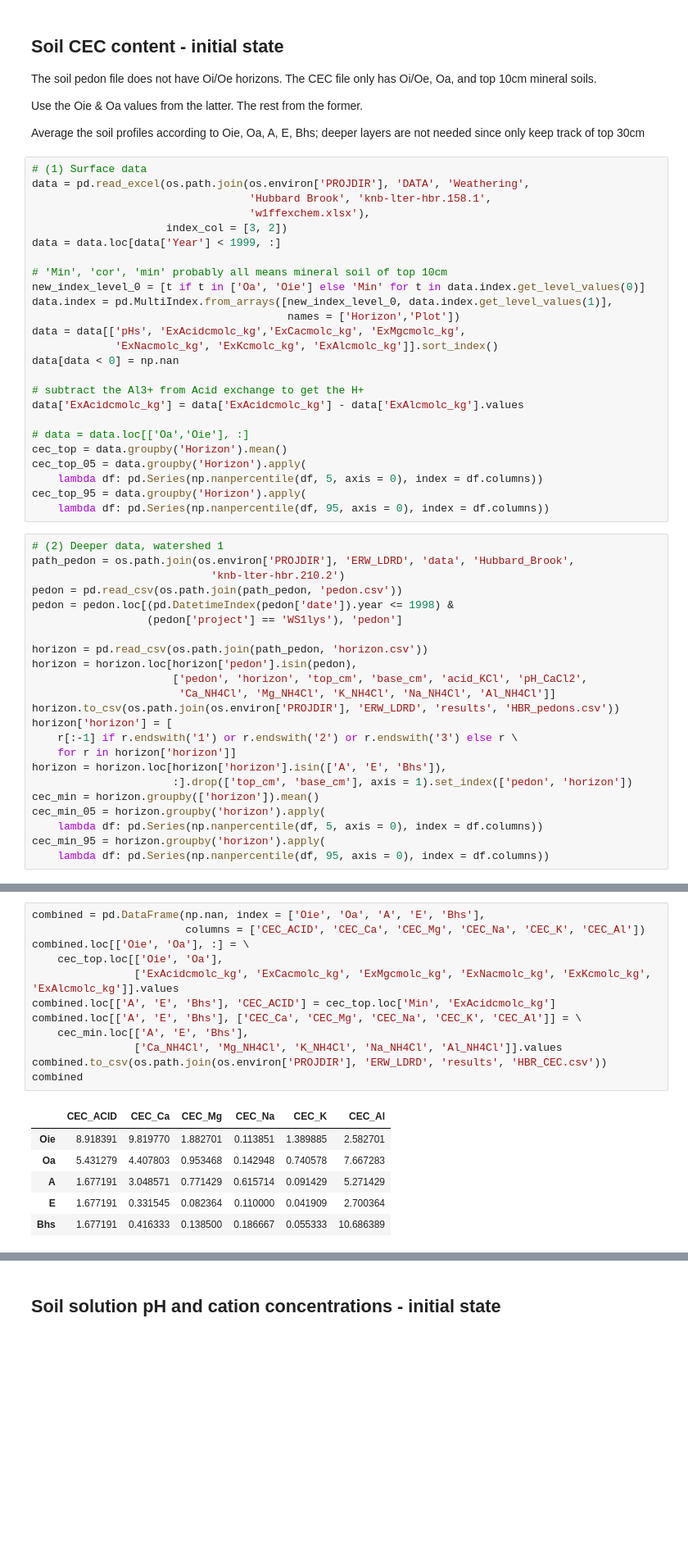
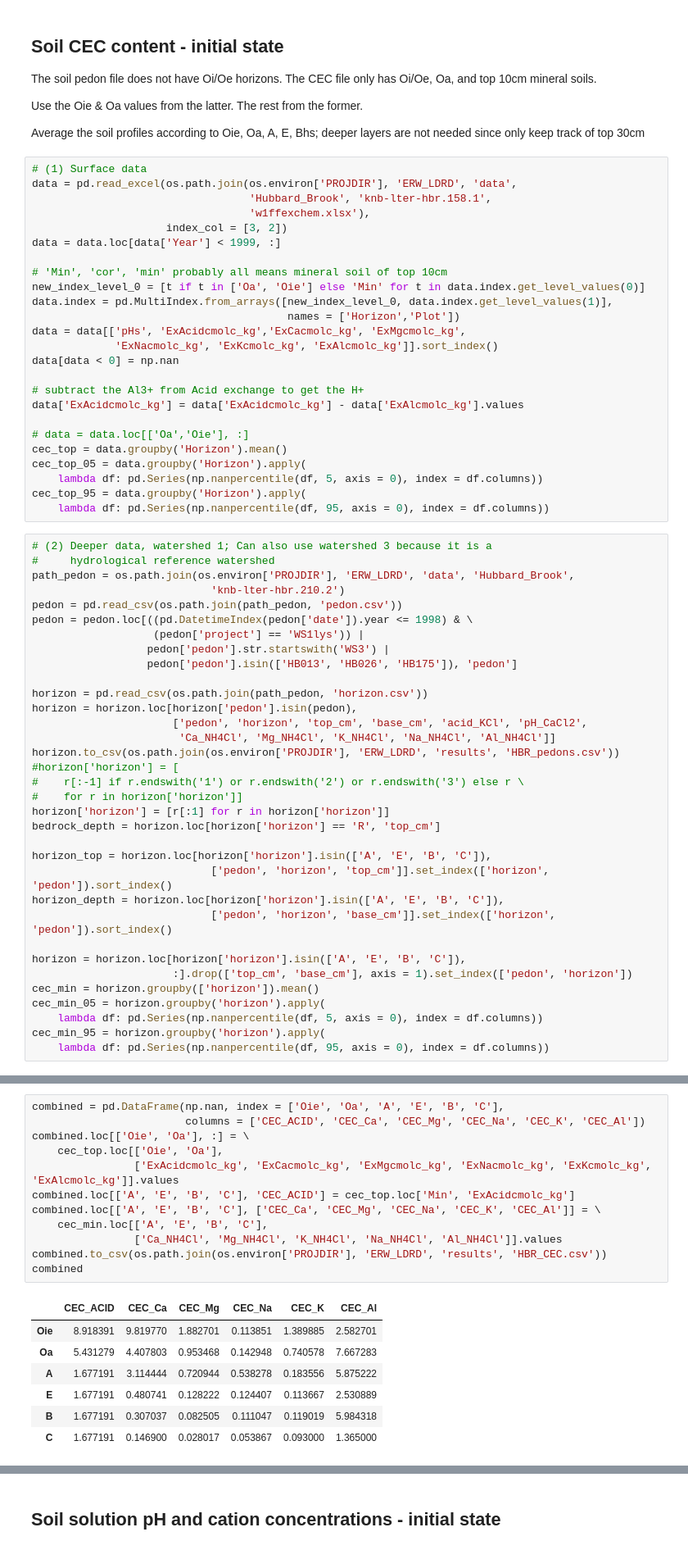
Before and after one commit to ypwong22/erw_scripts, a Jupyter notebook: create_surfdata_HubbardBrook.ipynb, the cells around one changed output, grey strips where cells are left out. Shown at 82% size. Cells and saved outputs as stored; diff of their text form; blank space fills up the shorter version.

```diff
--- a/create_surfdata_HubbardBrook.ipynb
+++ b/create_surfdata_HubbardBrook.ipynb
@@ -19,8 +20,8 @@ Average the soil profiles according to Oie, Oa, A, E, Bhs; deeper layers are not
 keep track of top 30cm
 # %%
 # (1) Surface data
-data = pd.read_excel(os.path.join(os.environ['PROJDIR'], 'DATA', 'Weathering',
-                                  'Hubbard Brook', 'knb-lter-hbr.158.1',
+data = pd.read_excel(os.path.join(os.environ['PROJDIR'], 'ERW_LDRD', 'data',
+                                  'Hubbard_Brook', 'knb-lter-hbr.158.1',
                                   'w1ffexchem.xlsx'),
                      index_col = [3, 2])
 data = data.loc[data['Year'] < 1999, :]
@@ -43,22 +44,33 @@ cec_top_05 = data.groupby('Horizon').apply(
 cec_top_95 = data.groupby('Horizon').apply(
     lambda df: pd.Series(np.nanpercentile(df, 95, axis = 0), index = df.columns))
 # %%
-# (2) Deeper data, watershed 1
+# (2) Deeper data, watershed 1; Can also use watershed 3 because it is a
+#     hydrological reference watershed
 path_pedon = os.path.join(os.environ['PROJDIR'], 'ERW_LDRD', 'data', 'Hubbard_Brook',
                             'knb-lter-hbr.210.2')
 pedon = pd.read_csv(os.path.join(path_pedon, 'pedon.csv'))
-pedon = pedon.loc[(pd.DatetimeIndex(pedon['date']).year <= 1998) &
-                  (pedon['project'] == 'WS1lys'), 'pedon']
+pedon = pedon.loc[((pd.DatetimeIndex(pedon['date']).year <= 1998) & \
+                   (pedon['project'] == 'WS1lys')) |
+                  pedon['pedon'].str.startswith('WS3') |
+                  pedon['pedon'].isin(['HB013', 'HB026', 'HB175']), 'pedon']
 
 horizon = pd.read_csv(os.path.join(path_pedon, 'horizon.csv'))
 horizon = horizon.loc[horizon['pedon'].isin(pedon),
                       ['pedon', 'horizon', 'top_cm', 'base_cm', 'acid_KCl', 'pH_CaCl2',
                        'Ca_NH4Cl', 'Mg_NH4Cl', 'K_NH4Cl', 'Na_NH4Cl', 'Al_NH4Cl']]
 horizon.to_csv(os.path.join(os.environ['PROJDIR'], 'ERW_LDRD', 'results', 'HBR_pedons.csv'))
-horizon['horizon'] = [
-    r[:-1] if r.endswith('1') or r.endswith('2') or r.endswith('3') else r \
-    for r in horizon['horizon']]
-horizon = horizon.loc[horizon['horizon'].isin(['A', 'E', 'Bhs']),
+#horizon['horizon'] = [
+#    r[:-1] if r.endswith('1') or r.endswith('2') or r.endswith('3') else r \
+#    for r in horizon['horizon']]
+horizon['horizon'] = [r[:1] for r in horizon['horizon']]
+bedrock_depth = horizon.loc[horizon['horizon'] == 'R', 'top_cm']
+
+horizon_top = horizon.loc[horizon['horizon'].isin(['A', 'E', 'B', 'C']),
+                            ['pedon', 'horizon', 'top_cm']].set_index(['horizon', 'pedon']).sort_index()
+horizon_depth = horizon.loc[horizon['horizon'].isin(['A', 'E', 'B', 'C']),
+                            ['pedon', 'horizon', 'base_cm']].set_index(['horizon', 'pedon']).sort_index()
+
+horizon = horizon.loc[horizon['horizon'].isin(['A', 'E', 'B', 'C']),
                       :].drop(['top_cm', 'base_cm'], axis = 1).set_index(['pedon', 'horizon'])
 cec_min = horizon.groupby(['horizon']).mean()
 cec_min_05 = horizon.groupby('horizon').apply(
@@ -68,19 +96,20 @@ cec_min_95 = horizon.groupby('horizon').apply(
 # %%
-combined = pd.DataFrame(np.nan, index = ['Oie', 'Oa', 'A', 'E', 'Bhs'],
+combined = pd.DataFrame(np.nan, index = ['Oie', 'Oa', 'A', 'E', 'B', 'C'],
                         columns = ['CEC_ACID', 'CEC_Ca', 'CEC_Mg', 'CEC_Na', 'CEC_K', 'CEC_Al'])
 combined.loc[['Oie', 'Oa'], :] = \
     cec_top.loc[['Oie', 'Oa'],
                 ['ExAcidcmolc_kg', 'ExCacmolc_kg', 'ExMgcmolc_kg', 'ExNacmolc_kg', 'ExKcmolc_kg', 'ExAlcmolc_kg']].values
-combined.loc[['A', 'E', 'Bhs'], 'CEC_ACID'] = cec_top.loc['Min', 'ExAcidcmolc_kg']
-combined.loc[['A', 'E', 'Bhs'], ['CEC_Ca', 'CEC_Mg', 'CEC_Na', 'CEC_K', 'CEC_Al']] = \
-    cec_min.loc[['A', 'E', 'Bhs'],
+combined.loc[['A', 'E', 'B', 'C'], 'CEC_ACID'] = cec_top.loc['Min', 'ExAcidcmolc_kg']
+combined.loc[['A', 'E', 'B', 'C'], ['CEC_Ca', 'CEC_Mg', 'CEC_Na', 'CEC_K', 'CEC_Al']] = \
+    cec_min.loc[['A', 'E', 'B', 'C'],
                 ['Ca_NH4Cl', 'Mg_NH4Cl', 'K_NH4Cl', 'Na_NH4Cl', 'Al_NH4Cl']].values
 combined.to_csv(os.path.join(os.environ['PROJDIR'], 'ERW_LDRD', 'results', 'HBR_CEC.csv'))
 combined
 # %% [output]
 |  | CEC_ACID | CEC_Ca | CEC_Mg | CEC_Na | CEC_K | CEC_Al |
 | Oie | 8.918391 | 9.819770 | 1.882701 | 0.113851 | 1.389885 | 2.582701 |
 | Oa | 5.431279 | 4.407803 | 0.953468 | 0.142948 | 0.740578 | 7.667283 |
-| A | 1.677191 | 3.048571 | 0.771429 | 0.615714 | 0.091429 | 5.271429 |
-| E | 1.677191 | 0.331545 | 0.082364 | 0.110000 | 0.041909 | 2.700364 |
-| Bhs | 1.677191 | 0.416333 | 0.138500 | 0.186667 | 0.055333 | 10.686389 |
+| A | 1.677191 | 3.114444 | 0.720944 | 0.538278 | 0.183556 | 5.875222 |
+| E | 1.677191 | 0.480741 | 0.128222 | 0.124407 | 0.113667 | 2.530889 |
+| B | 1.677191 | 0.307037 | 0.082505 | 0.111047 | 0.119019 | 5.984318 |
+| C | 1.677191 | 0.146900 | 0.028017 | 0.053867 | 0.093000 | 1.365000 |
```
Also changed, not shown: parts of 5 cells of this notebook, 8 other files.
